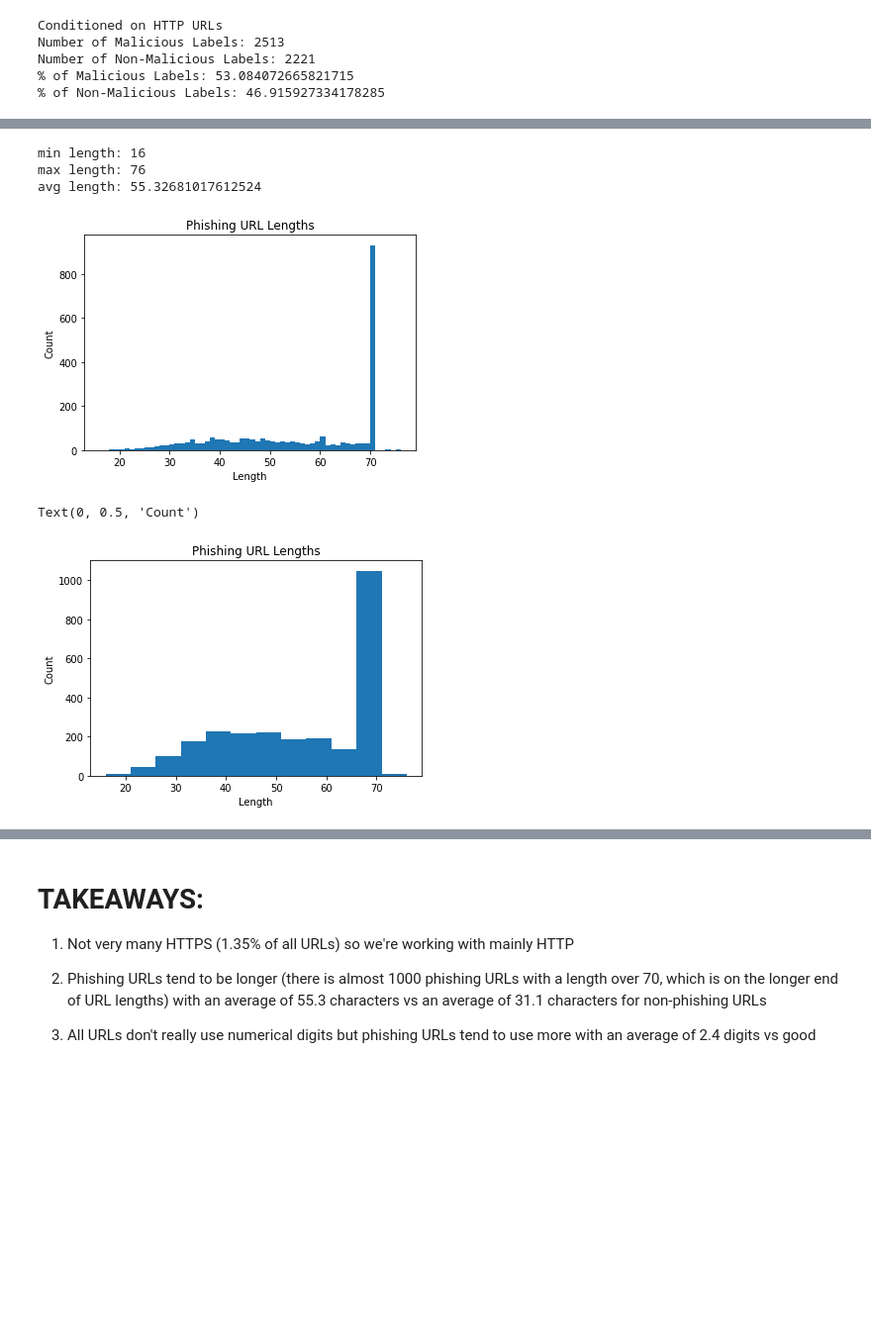
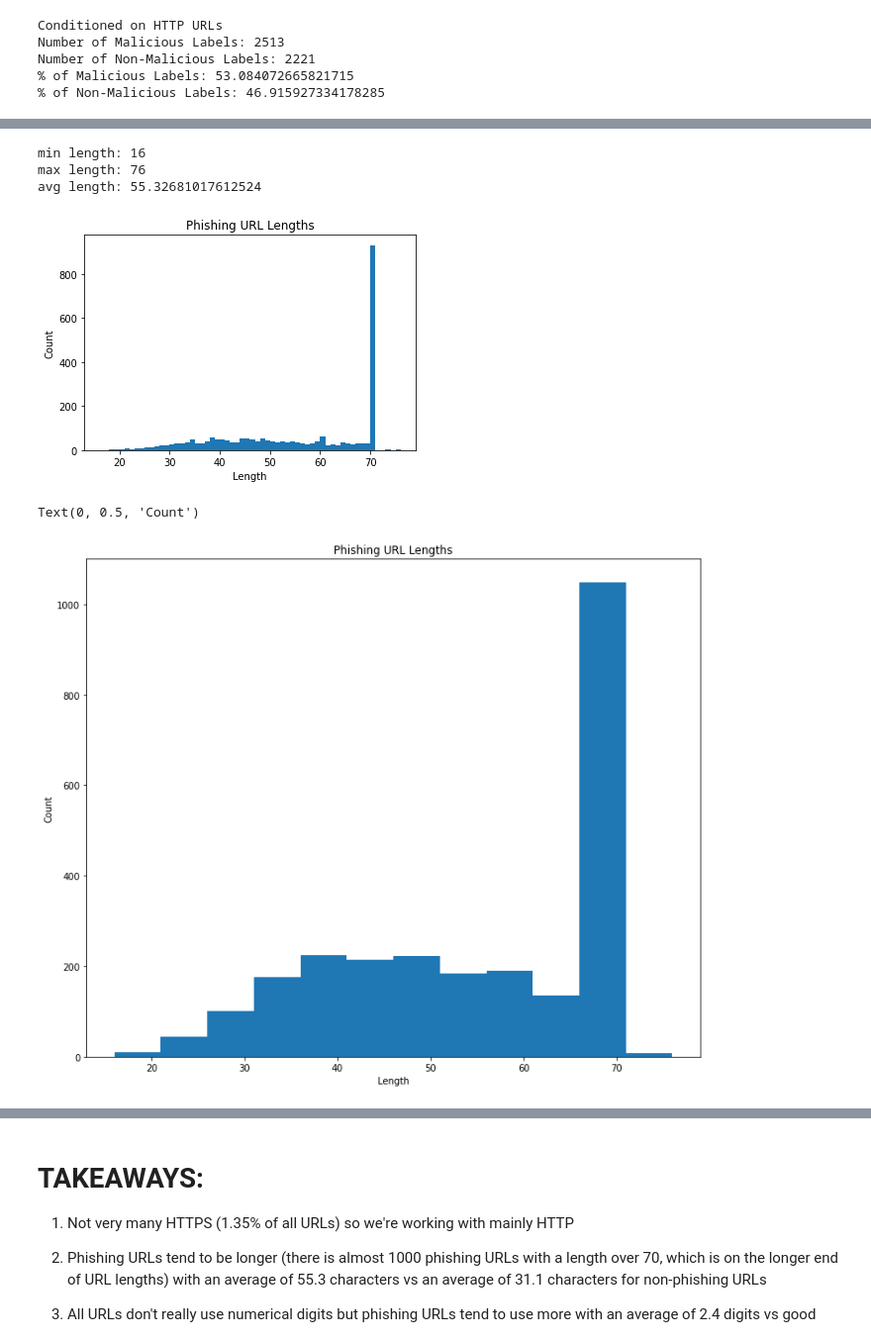
Before and after one commit to shawnrosofsky/MITREHackathonChallengeGroup, a Jupyter notebook: Jesse_Hackathon_Challenge.ipynb, the cells around one changed output, grey strips where cells are left out. Shown at 99% size. Drawn from its saved outputs; the diff is of its cells as text; code cells hidden in the pictures; blank space fills up the shorter version.

```diff
--- a/Jesse_Hackathon_Challenge.ipynb
+++ b/Jesse_Hackathon_Challenge.ipynb
@@ -240,34 +244,35 @@ max length:  107
 # A look at malicious URL lengths
 mal_df = df.loc[df['Label'] == 1]
 mal_urls = mal_df['URL'].values
 
 mal_url_lengths = []
 for url in mal_urls:
     url = url[:-3]
     mal_url_lengths.append(len(url))
 
 print("min length:", min(mal_url_lengths))
 print("max length:", max(mal_url_lengths))
 print("avg length:", sum(mal_url_lengths)/len(mal_url_lengths))
 
 binwidth = 1
 plt.hist(mal_url_lengths, bins=range(min(mal_url_lengths), max(mal_url_lengths) + binwidth, binwidth))
 plt.title("Phishing URL Lengths")
 plt.xlabel("Length")
 plt.ylabel("Count")
 plt.show()
 binwidth = 5
+plt.figure(figsize=(12,10))
 plt.hist(mal_url_lengths, bins=range(min(mal_url_lengths), max(mal_url_lengths) + binwidth, binwidth))
 plt.title("Phishing URL Lengths")
 plt.xlabel("Length")
 plt.ylabel("Count")
 # %% [output]
 min length: 16
 max length: 76
 avg length: 55.32681017612524
 [figure]
 Text(0, 0.5, 'Count')
-[figure, old version]
+[figure, new version]
 # %%
 # A look at non-malicious URL lengths
 good_df = df.loc[df['Label'] == 0]
```
Also changed, not shown: parts of 16 cells of this notebook.
